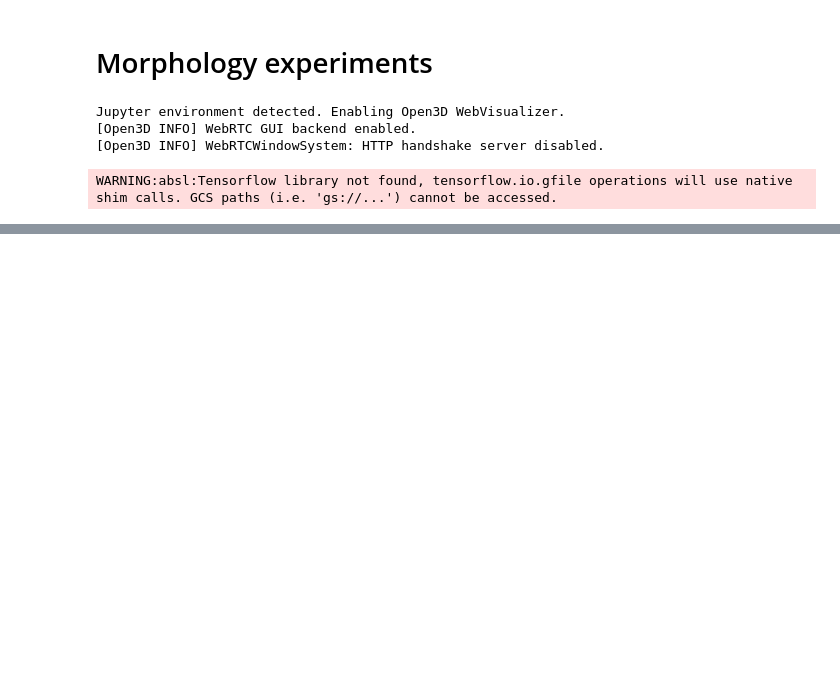
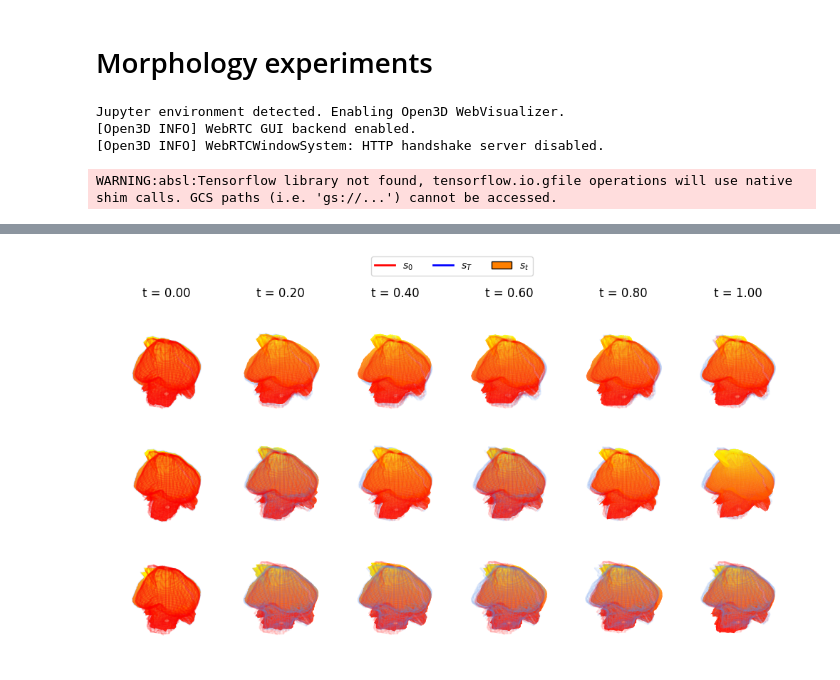
Before and after one commit to MateosCz/SCUNO, a Jupyter notebook: src/experiments/morph.ipynb, the cells around one changed output, grey strips where cells are left out. Saved outputs shown, nothing was run; the diff lists cells and outputs as text; code cells hidden in the pictures; blank space fills up the shorter version.

```diff
--- a/src/experiments/morph.ipynb
+++ b/src/experiments/morph.ipynb
@@ -90,3 +80,23 @@ dt.shape ()
 # %%
 test_L = 40
 score_fn = lambda x, t, x0: model.apply(train_state.params, x, t, test_L) # x0 is not used
+
+x0 = s_aqua_data_generator_X0.generate_data(test_L, 1)
+xT = s_obs_data_generator_XT.generate_data(test_L, 1)
+Lepus_saxa_data_generator = S2ManifoldDataGenerator(manifold_type="real_data", seed=get_random_int(), randomization=False, file_path=project_root + '/data/morph/Lepus_saxatilis.stl', scale=0.5, src_type='mesh')
+Lepus_californicus_data_generator = S2ManifoldDataGenerator(manifold_type="real_data", seed=get_random_int(), randomization=False, file_path=project_root + '/data/morph/Lepus_californicus.stl', scale=0.5, src_type='mesh')
+xT_lepus_saxa = Lepus_saxa_data_generator.generate_data(test_L, 1)
+xT_lepus_californicus = Lepus_californicus_data_generator.generate_data(test_L, 1)
+# %%
+sde_3d = Kunita_Flow_SDE_3D_Eulerian_2Dmanifold_distance(k_alpha= 1.0, k_sigma=0.4, grid_num=10, grid_range=[-1,1], x0=x0[0])
+reverse_sde = Time_Reversed_SDE_2Dmanifold_Yang(sde_3d, score_fn, 1.0,0.02)
+reverse_solver = EulerMaruyama.from_sde(reverse_sde, 0.02, 1.0, 3, condition_x=x0[0],debug_mode=False)
+time_steps = 50
+time_lst = np.linspace(0, 1, time_steps)
+
+conditioned_xs_lepus,_ = reverse_solver.solve(xT[0] - x0[0], rng_key=jrandom.PRNGKey(get_random_int()))
+conditioned_xs_lepus_saxa,_ = reverse_solver.solve(xT_lepus_saxa[0] - x0[0], rng_key=jrandom.PRNGKey(get_random_int()))
+conditioned_xs_lepus_californicus,_ = reverse_solver.solve(xT_lepus_californicus[0] - x0[0], rng_key=jrandom.PRNGKey(get_random_int()))
+conditioned_xs_lepus = conditioned_xs_lepus + x0[0]
+conditioned_xs_lepus_saxa = conditioned_xs_lepus_saxa + x0[0]
+conditioned_xs_lepus_californicus = conditioned_xs_lepus_californicus + x0[0]
@@ -92,0 +175,7 @@ score_fn = lambda x, t, x0: model.apply(train_state.params, x, t, test_L) # x0 i
+# %%
+x0s = jnp.stack([x0[0], x0[0], x0[0]], axis=0)
+xTs = jnp.stack([xT[0], xT_lepus_saxa[0], xT_lepus_californicus[0]], axis=0)
+condition_xs = jnp.stack([conditioned_xs_lepus, conditioned_xs_lepus_saxa, conditioned_xs_lepus_californicus], axis=0)
+plot_time_slice_shape(x0s, xTs, condition_xs)
+# %% [output]
+[figure, added]
```
Also changed, not shown: parts of 6 cells of this notebook, 1 other file.
